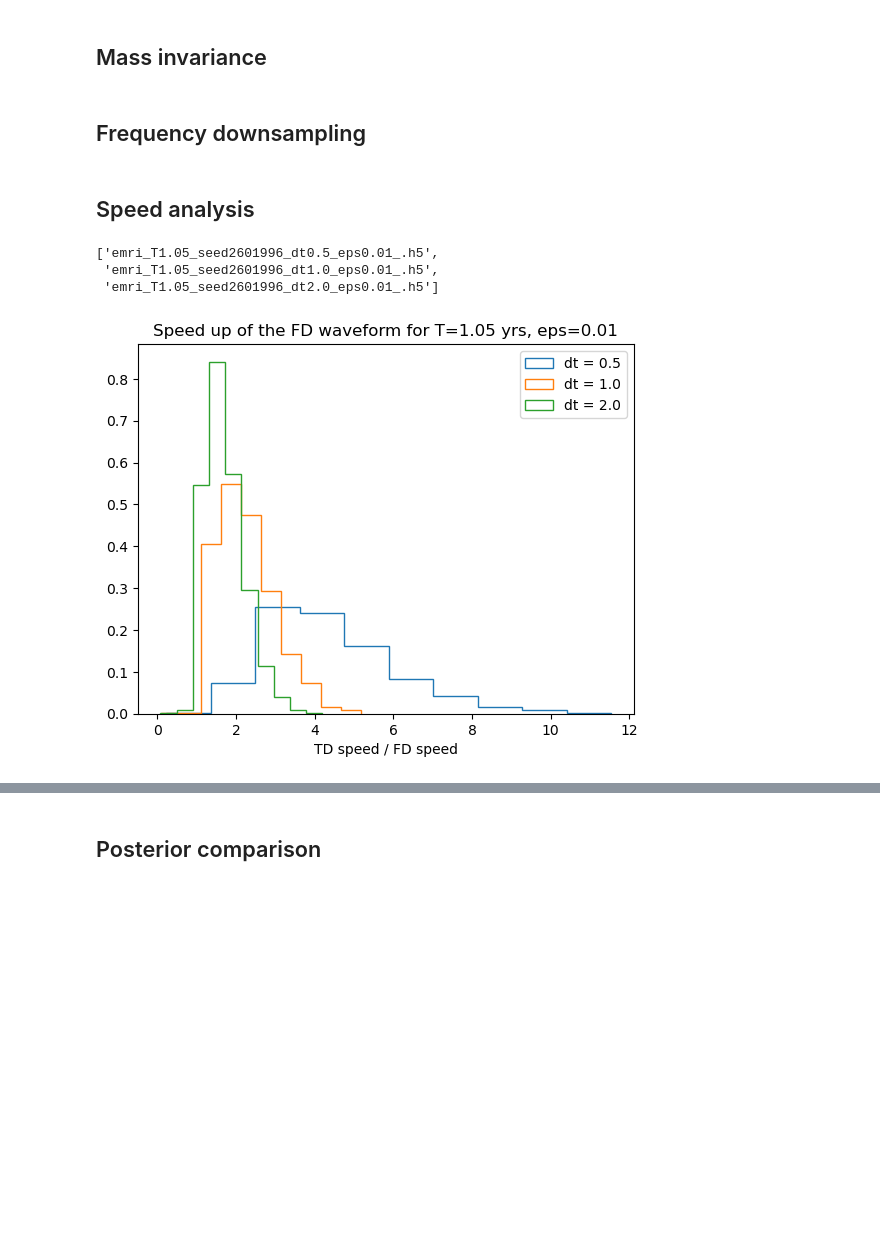
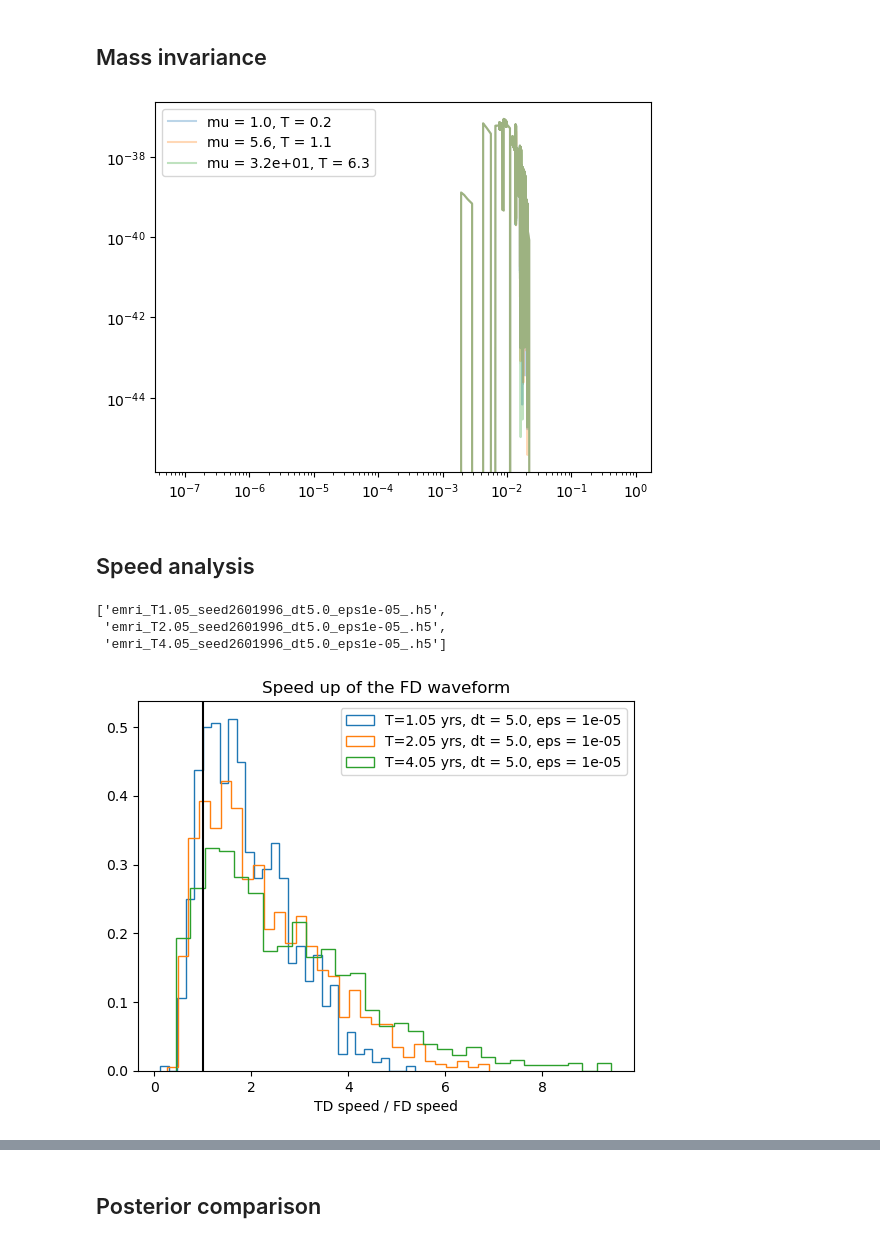
Before and after one commit to lorenzsp/EMRI_FrequencyDomainWaveforms, a Jupyter notebook: single_waveform_analysis.ipynb, the cells around one changed output, grey strips where cells are left out. Saved outputs shown, nothing was run; the diff lists cells and outputs as text; code cells hidden in the pictures; blank space fills up the shorter version.

```diff
--- a/single_waveform_analysis.ipynb
+++ b/single_waveform_analysis.ipynb
@@ -209,4 +257,2 @@ mismatch 0.0008866679379724296
 # %% [markdown]
 ## Mass invariance
-# %% [markdown]
-## Frequency downsampling
@@ -247,13 +259,54 @@ plt.show()
+# %%
+list_h = []
+list_f = []
+T = 2.0
+dt = 10.0
+Mvec = 10**np.linspace(5.0,6.5,num=3)
+
+for M in Mvec:
+
+    # fix mass ratio
+    mu = 1e-5*M
+
+    # rescale time
+    Tnew = T*M/1e6
+
+    # generate wave
+    list_h.append(
+        few_gen(M,mu,a,p0,e0,x0,dist,qS,phiS,qK,phiK,Phi_phi0,Phi_theta0,Phi_r0, **fd_kwargs)
+    )
+
+    # adimensionless frequency
+    list_f.append(few_gen.waveform_generator.create_waveform.frequency * M * MTSUN_SI )
+# %%
+plt.figure()
+
+for ii in range(len(Mvec)):
+    Tnew = T * Mvec[ii] / 1e6
+    tmp_mu = 1e-5 * Mvec[ii]
+
+    ff = list_f[ii].get()
+    ff = ff[ff>=0.0]
+    h2 = np.abs(list_h[ii][0].get() / (tmp_mu * Tnew) )**2
+
+    plt.loglog(ff, h2, label = f'mu = {tmp_mu:.2}, T = {Tnew:.2}',alpha=0.3)
+
+plt.legend()
+plt.show()
+# %% [output]
+[figure, added]
 # %% [markdown]
 ## Speed analysis
 # %%
 import glob
-files = sorted(glob.glob('*_.h5'))
+# files = sorted(glob.glob('*T4.05*_.h5'))
+files = sorted(glob.glob('*seed2601996_dt5.0_eps1e-05*_.h5'))
+# files = sorted(glob.glob('*T4.05_seed2601996_dt5.0*_.h5'))
 files
 # %% [output]
-['emri_T1.05_seed2601996_dt0.5_eps0.01_.h5',
- 'emri_T1.05_seed2601996_dt1.0_eps0.01_.h5',
- 'emri_T1.05_seed2601996_dt2.0_eps0.01_.h5']
+['emri_T1.05_seed2601996_dt5.0_eps1e-05_.h5',
+ 'emri_T2.05_seed2601996_dt5.0_eps1e-05_.h5',
+ 'emri_T4.05_seed2601996_dt5.0_eps1e-05_.h5']
 # %%
 speed_up_factor = []
 injection_pars = []
@@ -266,12 +322,12 @@ for ff in files:
     dt_T_eps.append([dset['dt'][...], dset['T'][...], dset['eps'][...] ])
     dset.close()
 # %%
-
 plt.figure()
-plt.title(f'Speed up of the FD waveform for T={dt_T_eps[0][1]} yrs, eps={dt_T_eps[0][2]}')
-[plt.hist(speed,histtype='step', label=f'dt = {el[0]}',density=True) for speed,el in zip(speed_up_factor,dt_T_eps)]
+plt.title(f'Speed up of the FD waveform')
+[plt.hist(speed,histtype='step', label=f'T={el[1]} yrs, dt = {el[0]}, eps = {el[2]}',density=True,bins=30) for speed,el in zip(speed_up_factor,dt_T_eps)]
 plt.xlabel('TD speed / FD speed')
 plt.legend()
+plt.axvline(1.0,color='k')
 plt.show()
 # %% [output]
-[figure, old version]
+[figure, new version]
```
Also changed, not shown: parts of 14 cells of this notebook, 2 other files.
